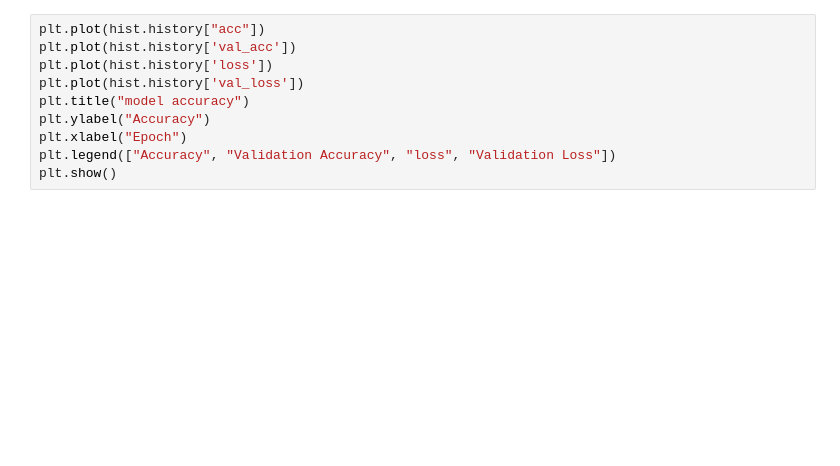
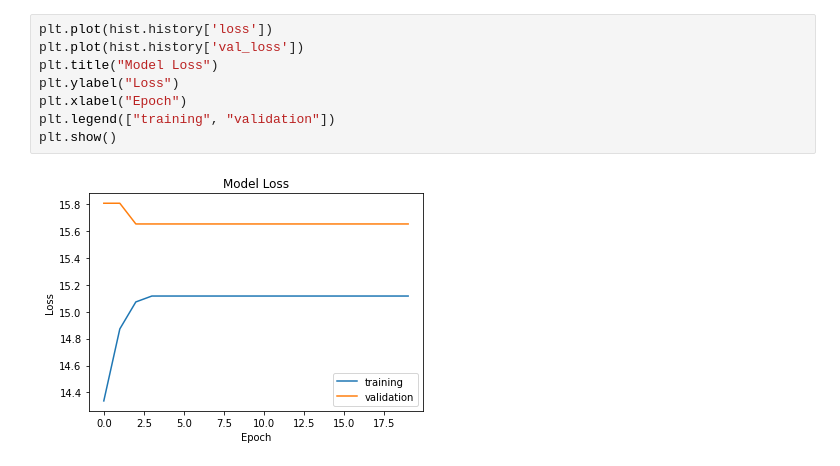
Before and after one commit to acediatic/SquirrelMonkey, a Jupyter notebook: VGG-16.ipynb, the cells around one changed output. Saved outputs shown, nothing was run; the diff lists cells and outputs as text; blank space fills up the shorter version.

```diff
--- a/VGG-16.ipynb
+++ b/VGG-16.ipynb
@@ -68,10 +143,10 @@ ImportError: Could not import PIL.Image. The use of `load_img` requires PIL.
 # %%
-plt.plot(hist.history["acc"])
-plt.plot(hist.history['val_acc'])
 plt.plot(hist.history['loss'])
 plt.plot(hist.history['val_loss'])
-plt.title("model accuracy")
-plt.ylabel("Accuracy")
+plt.title("Model Loss")
+plt.ylabel("Loss")
 plt.xlabel("Epoch")
-plt.legend(["Accuracy", "Validation Accuracy", "loss", "Validation Loss"])
+plt.legend(["training", "validation"])
 plt.show()
+# %% [output]
+[figure, added]
```
Also changed, not shown: parts of 16 cells of this notebook.
